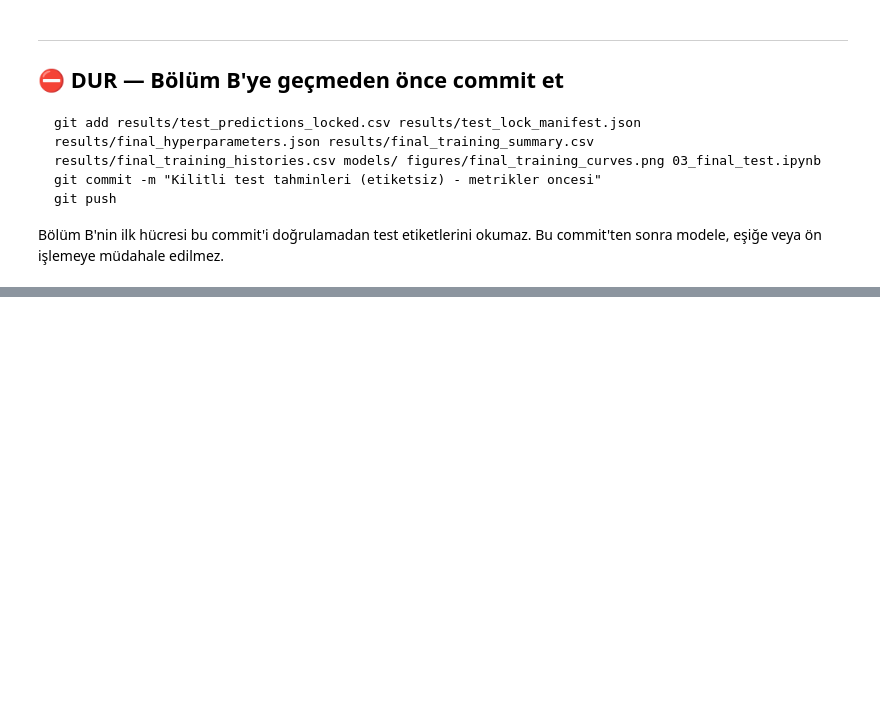
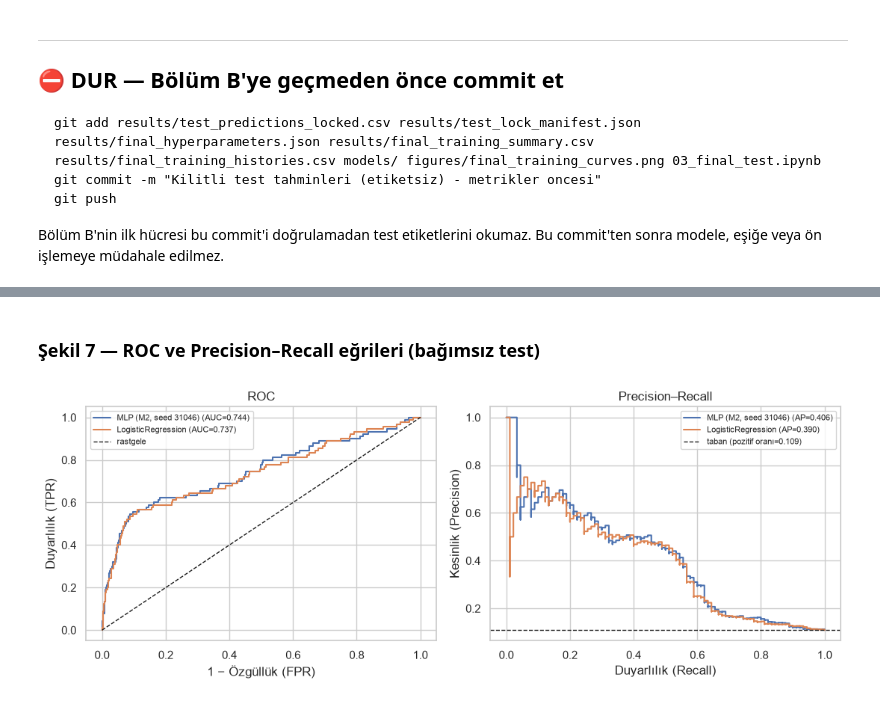
Before and after one commit to mesutissever/ysa-midterm-mlp-nested-cv, a Jupyter notebook: 03_final_test.ipynb, the cells around one changed output, grey strips where cells are left out. Cells and saved outputs as stored; diff of their text form; code cells hidden in the pictures; blank space fills up the shorter version.

```diff
--- a/03_final_test.ipynb
+++ b/03_final_test.ipynb
@@ -91,0 +190,3 @@ Bu commit'ten sonra modele, eşiğe veya ön işlemeye müdahale edilmez.
+# %%
+tm = test_metrics(df, seeds)
+tm.set_index("model").round(4)
@@ -91,0 +258,20 @@ Bu commit'ten sonra modele, eşiğe veya ön işlemeye müdahale edilmez.
+# %% [markdown]
+### Şekil 7 — ROC ve Precision–Recall eğrileri (bağımsız test)
+# %%
+fig, axes = plt.subplots(1, 2, figsize=(11, 4.2))
+pos_rate = df[TARGET].mean()
+for name in [MLP, "LogisticRegression"]:
+    p = df[MODELS[name]]
+    fpr, tpr, _ = roc_curve(df[TARGET], p)
+    prec, rec, _ = precision_recall_curve(df[TARGET], p)
+    row = tm.set_index("model").loc[name]
+    axes[0].plot(fpr, tpr, label=f"{name} (AUC={row.ROC_AUC:.3f})")
+    axes[1].step(rec, prec, where="post", label=f"{name} (AP={row.AP:.3f})")
+axes[0].plot([0, 1], [0, 1], "k--", lw=1, label="rastgele")
+axes[0].set_xlabel("1 − Özgüllük (FPR)"); axes[0].set_ylabel("Duyarlılık (TPR)"); axes[0].set_title("ROC")
+axes[1].axhline(pos_rate, color="k", ls="--", lw=1, label=f"taban (pozitif oranı={pos_rate:.3f})")
+axes[1].set_xlabel("Duyarlılık (Recall)"); axes[1].set_ylabel("Kesinlik (Precision)"); axes[1].set_title("Precision–Recall")
+for ax in axes: ax.legend(fontsize=8)
+plt.tight_layout(); savefig("test_roc_pr"); plt.show()
+# %% [output]
+[figure, added]
```
Also changed, not shown: parts of 22 cells of this notebook, 12 other files.
